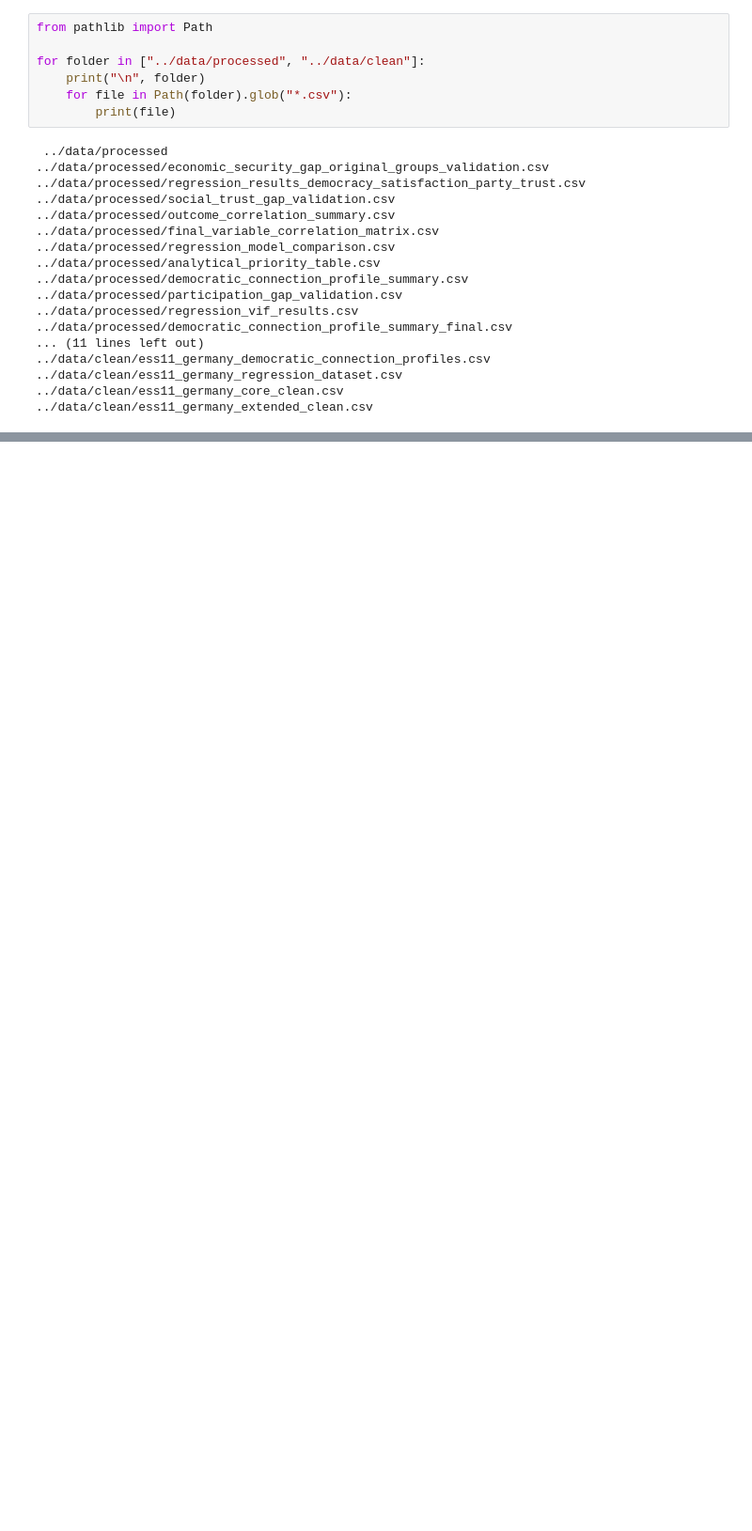
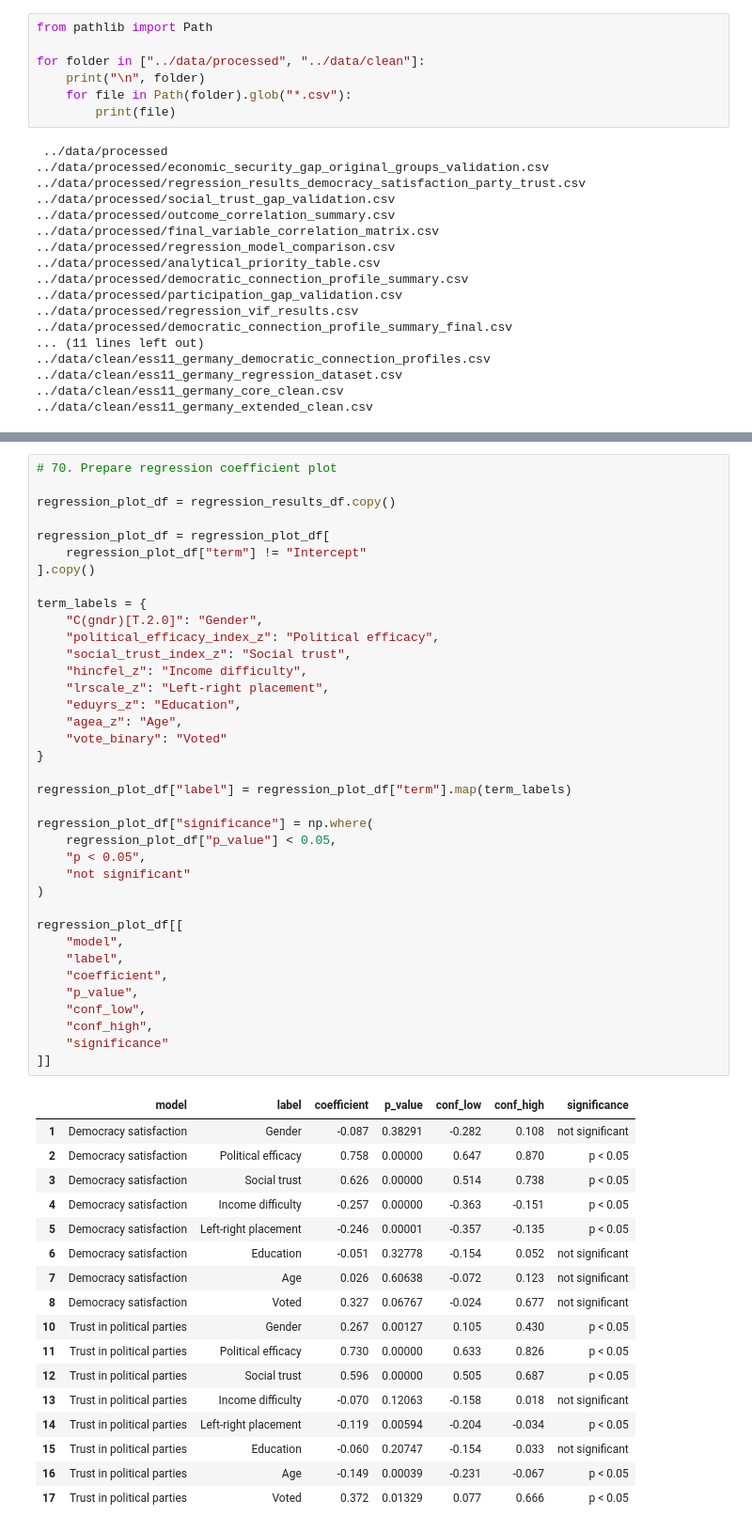
Before and after one commit to kainaegle/democratic-connection-ess11-germany, a Jupyter notebook: notebooks/01_ess11_germany_eda.ipynb, the cells around one changed output, grey strips where cells are left out. Shown at 94% size. Drawn from its saved outputs; the diff is of its cells as text; blank space fills up the shorter version.

```diff
--- a/notebooks/01_ess11_germany_eda.ipynb
+++ b/notebooks/01_ess11_germany_eda.ipynb
@@ -5936,0 +7004,55 @@ for folder in ["../data/processed", "../data/clean"]:
+# %%
+# 70. Prepare regression coefficient plot
+
+regression_plot_df = regression_results_df.copy()
+
+regression_plot_df = regression_plot_df[
+    regression_plot_df["term"] != "Intercept"
+].copy()
+
+term_labels = {
+    "C(gndr)[T.2.0]": "Gender",
+    "political_efficacy_index_z": "Political efficacy",
+    "social_trust_index_z": "Social trust",
+    "hincfel_z": "Income difficulty",
+    "lrscale_z": "Left-right placement",
+    "eduyrs_z": "Education",
+    "agea_z": "Age",
+    "vote_binary": "Voted"
+}
+
+regression_plot_df["label"] = regression_plot_df["term"].map(term_labels)
+
+regression_plot_df["significance"] = np.where(
+    regression_plot_df["p_value"] < 0.05,
+    "p < 0.05",
+    "not significant"
+)
+
+regression_plot_df[[
+    "model",
+    "label",
+    "coefficient",
+    "p_value",
+    "conf_low",
+    "conf_high",
+    "significance"
+]]
+# %% [output]
+|  | model | label | coefficient | p_value | conf_low | conf_high | significance |
+| 1 | Democracy satisfaction | Gender | -0.087 | 0.38291 | -0.282 | 0.108 | not significant |
+| 2 | Democracy satisfaction | Political efficacy | 0.758 | 0.00000 | 0.647 | 0.870 | p < 0.05 |
+| 3 | Democracy satisfaction | Social trust | 0.626 | 0.00000 | 0.514 | 0.738 | p < 0.05 |
+| 4 | Democracy satisfaction | Income difficulty | -0.257 | 0.00000 | -0.363 | -0.151 | p < 0.05 |
+| 5 | Democracy satisfaction | Left-right placement | -0.246 | 0.00001 | -0.357 | -0.135 | p < 0.05 |
+| 6 | Democracy satisfaction | Education | -0.051 | 0.32778 | -0.154 | 0.052 | not significant |
+| 7 | Democracy satisfaction | Age | 0.026 | 0.60638 | -0.072 | 0.123 | not significant |
+| 8 | Democracy satisfaction | Voted | 0.327 | 0.06767 | -0.024 | 0.677 | not significant |
+| 10 | Trust in political parties | Gender | 0.267 | 0.00127 | 0.105 | 0.430 | p < 0.05 |
+| 11 | Trust in political parties | Political efficacy | 0.730 | 0.00000 | 0.633 | 0.826 | p < 0.05 |
+| 12 | Trust in political parties | Social trust | 0.596 | 0.00000 | 0.505 | 0.687 | p < 0.05 |
+| 13 | Trust in political parties | Income difficulty | -0.070 | 0.12063 | -0.158 | 0.018 | not significant |
+| 14 | Trust in political parties | Left-right placement | -0.119 | 0.00594 | -0.204 | -0.034 | p < 0.05 |
+| 15 | Trust in political parties | Education | -0.060 | 0.20747 | -0.154 | 0.033 | not significant |
+| 16 | Trust in political parties | Age | -0.149 | 0.00039 | -0.231 | -0.067 | p < 0.05 |
+| 17 | Trust in political parties | Voted | 0.372 | 0.01329 | 0.077 | 0.666 | p < 0.05 |
```
Also changed, not shown: parts of 45 cells of this notebook, 16 other files.
